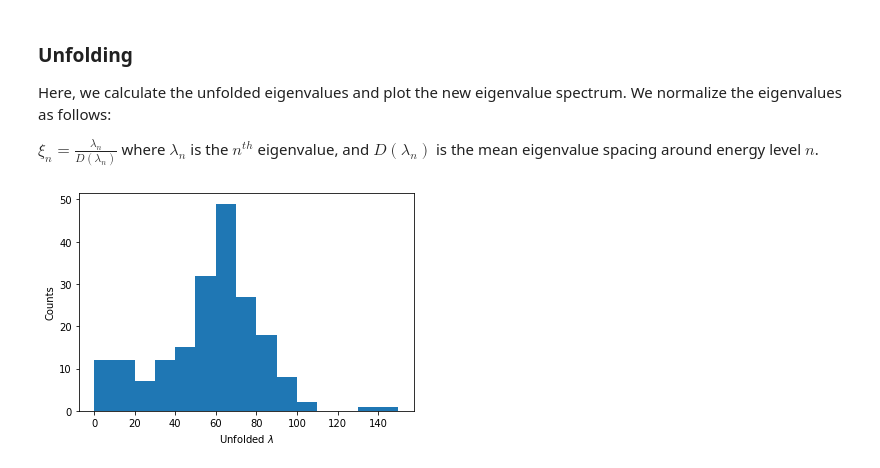
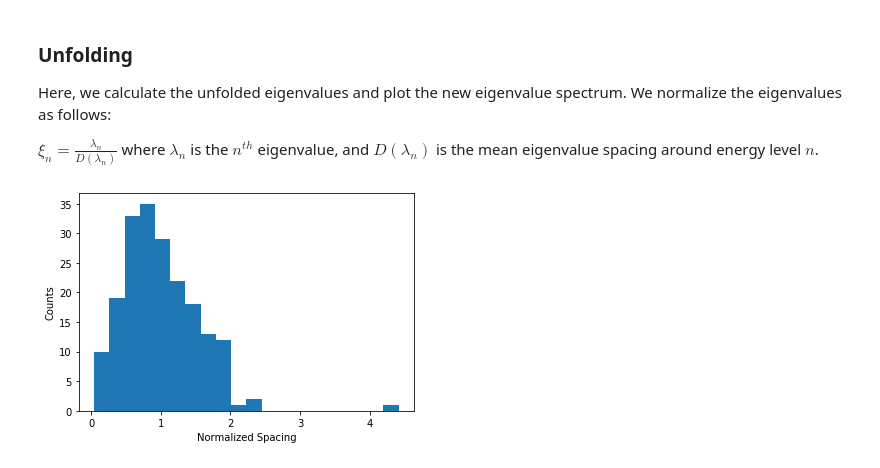
Before and after one commit to alpakpinar/PY538_Econophysics, a Jupyter notebook: HW2/HW2_prob2.ipynb, the cells around one changed output. Drawn from its saved outputs; the diff is of its cells as text; code cells hidden in the pictures.

Commit message:
Fix output issues

```diff
--- a/HW2/HW2_prob2.ipynb
+++ b/HW2/HW2_prob2.ipynb
@@ -187,27 +187,25 @@ Biggest eigenvalue of correlation matrix: 66.72
 Here, we calculate the unfolded eigenvalues and plot the new eigenvalue spectrum. We normalize the eigenvalues as follows:
 
 $\xi_n = \frac{\lambda_n}{D(\lambda_n)}$ where $\lambda_n$ is the $n^{th}$ eigenvalue, and $D(\lambda_n)$ is the mean eigenvalue spacing around energy level $n$.
-# %%
-# Get the ordered eigenvalues
-ordered_eigvals = np.linalg.eigh(corr_matrix)[0]
-spacings = np.diff(ordered_eigvals)
-
-# Calculate moving average
-def moving_average(diff, n=4):
-    ret = np.cumsum(diff)
-    ret[n:] = ret[n:] - ret[:-n]
-    return ret[n-1:] / n
-
-# Calculate mean spacing of eigenvalues for n=4
-moving_avg = moving_average(spacings)
-
-# Extend mean spacing for the biggest eigenvalues
-mean_spacings = np.concatenate((moving_avg, np.ones(4)*moving_avg[-1]))
-
-fig, ax = plt.subplots(1,1)
-ax.hist(ordered_eigvals/mean_spacings, bins=np.linspace(0,150,16))
-ax.set_xlabel(r'Unfolded $\lambda$')
-ax.set_ylabel('Counts')
-fig.savefig('./output/unfolded_eigval_dist.pdf')
-# %% [output]
-[figure, removed]
+# %%
+# Get the ordered eigenvalues
+ordered_eigvals = np.linalg.eigh(corr_matrix)[0]
+spacings = np.diff(ordered_eigvals)
+
+avg_spacing = np.zeros_like(spacings)
+for i in range(2, len(ordered_eigvals)-3):
+    avg_spacing[i] = (spacings[i-2] + spacings[i-1] + spacings[i] + spacings[i+1] + spacings[i+2]) / 5
+
+avg_spacing[0] = avg_spacing[2]
+avg_spacing[1] = avg_spacing[2]
+avg_spacing[len(ordered_eigvals)-2] = avg_spacing[len(ordered_eigvals)-4]
+avg_spacing[len(ordered_eigvals)-3] = avg_spacing[len(ordered_eigvals)-4]
+
+
+fig, ax = plt.subplots(1,1)
+ax.hist(spacings/avg_spacing, bins=20)
+ax.set_xlabel(r'Normalized Spacing')
+ax.set_ylabel('Counts')
+fig.savefig('../output/unfolded_eigval_dist.pdf')
+# %% [output]
+[figure, added]
```
Also changed, not shown: parts of 1 cell of this notebook, 4 other files.
